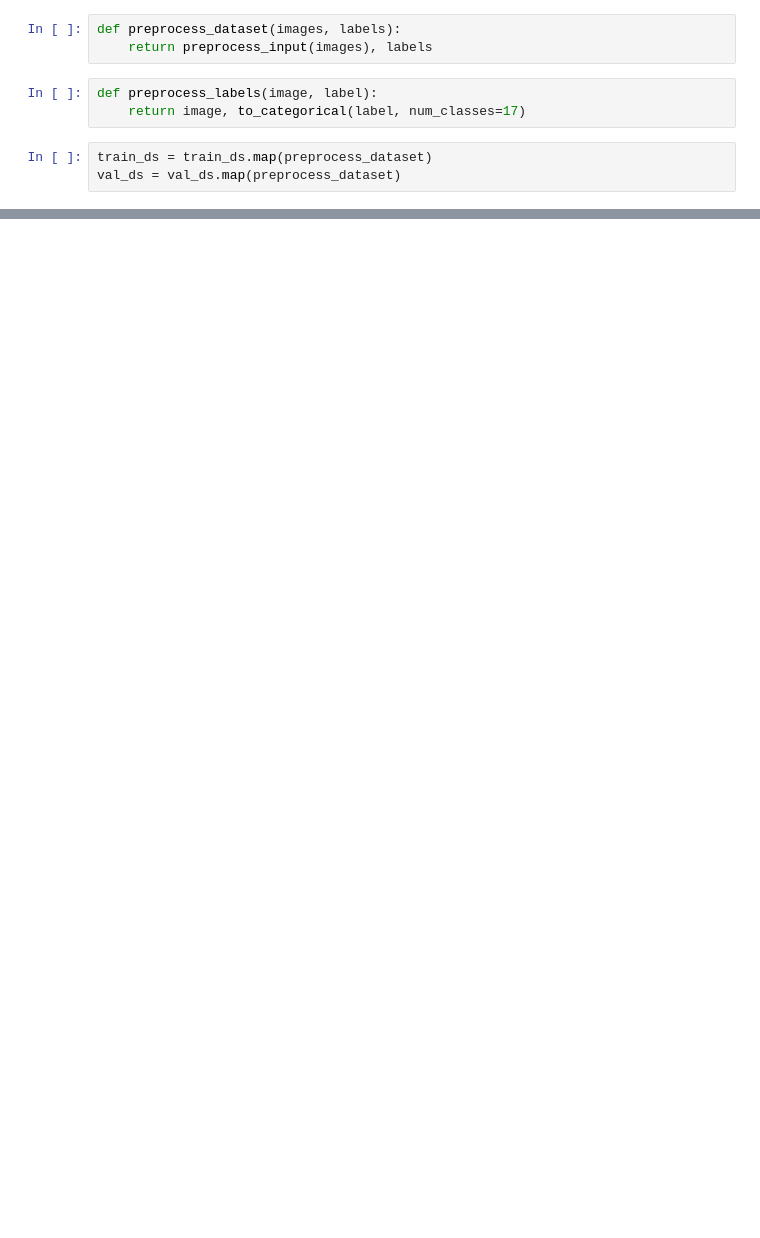
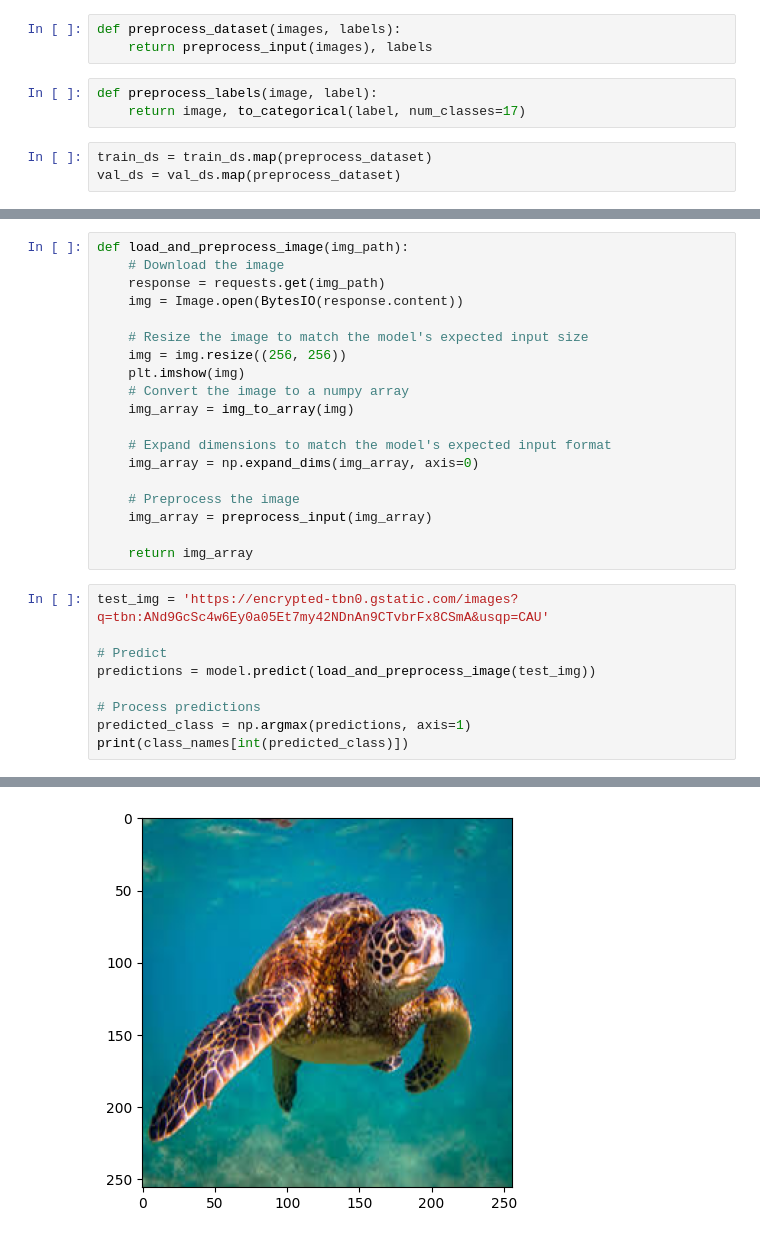
Before and after one commit to piiyankag/deep_dive, a Jupyter notebook: workbooks/Deep_Dive_Model_Categorical.ipynb, the cells around one changed output, grey strips where cells are left out. Cells and saved outputs as stored; diff of their text form; blank space fills up the shorter version.

Commit message:
added prediction

```diff
--- a/workbooks/Deep_Dive_Model_Categorical.ipynb
+++ b/workbooks/Deep_Dive_Model_Categorical.ipynb
@@ -224,0 +226,29 @@ test_img = 'https://storage.googleapis.com/kagglesdsdata/datasets/691910/1211874
+# %%
+def load_and_preprocess_image(img_path):
+    # Download the image
+    response = requests.get(img_path)
+    img = Image.open(BytesIO(response.content))
+
+    # Resize the image to match the model's expected input size
+    img = img.resize((256, 256))
+    plt.imshow(img)
+    # Convert the image to a numpy array
+    img_array = img_to_array(img)
+
+    # Expand dimensions to match the model's expected input format
+    img_array = np.expand_dims(img_array, axis=0)
+
+    # Preprocess the image
+    img_array = preprocess_input(img_array)
+
+    return img_array
+# %%
+test_img = 'https://encrypted-tbn0.gstatic.com/images?q=tbn:ANd9GcSc4w6Ey0a05Et7my42NDnAn9CTvbrFx8CSmA&usqp=CAU'
+
+# Predict
+predictions = model.predict(load_and_preprocess_image(test_img))
+
+# Process predictions
+predicted_class = np.argmax(predictions, axis=1)
+print(class_names[int(predicted_class)])
+# %% [output]
@@ -224,0 +257 @@ test_img = 'https://storage.googleapis.com/kagglesdsdata/datasets/691910/1211874
+[figure, added]
```
Also changed, not shown: parts of 6 cells of this notebook.
